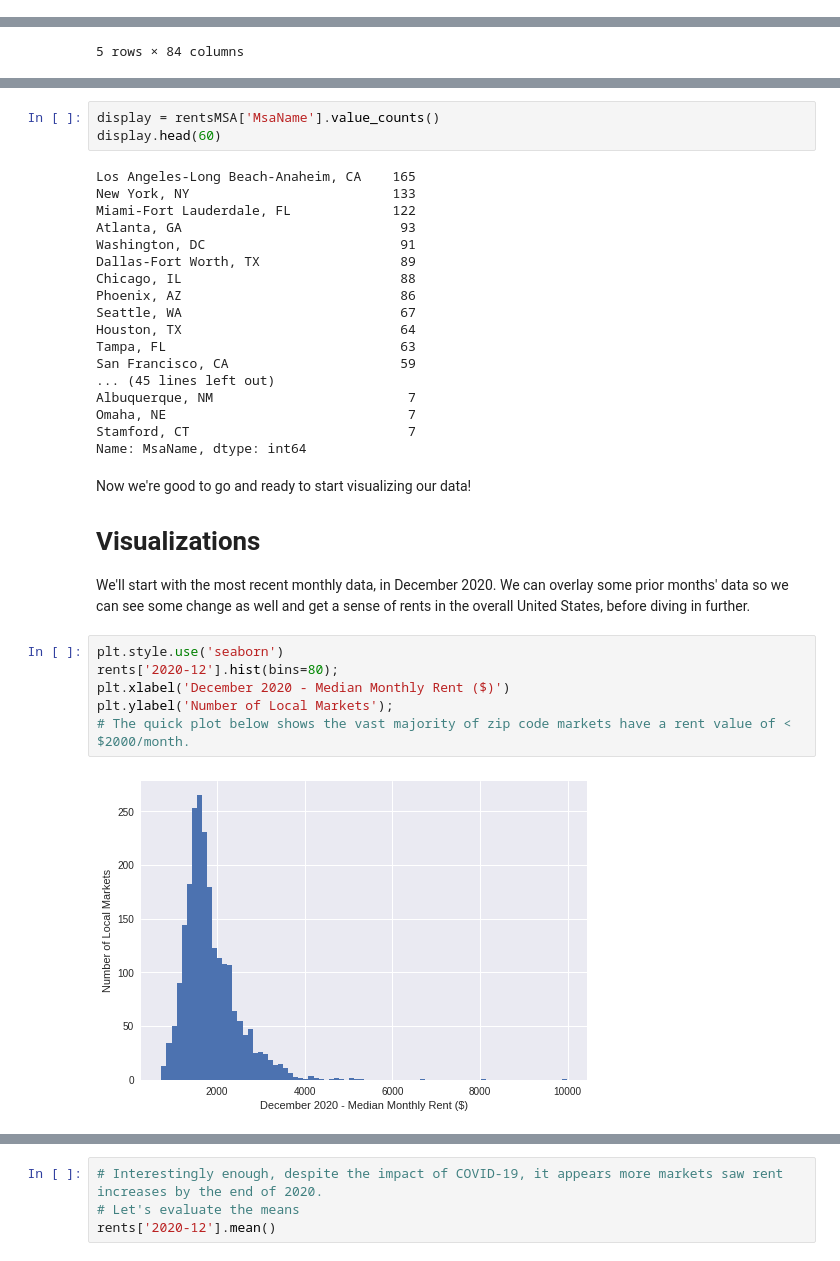
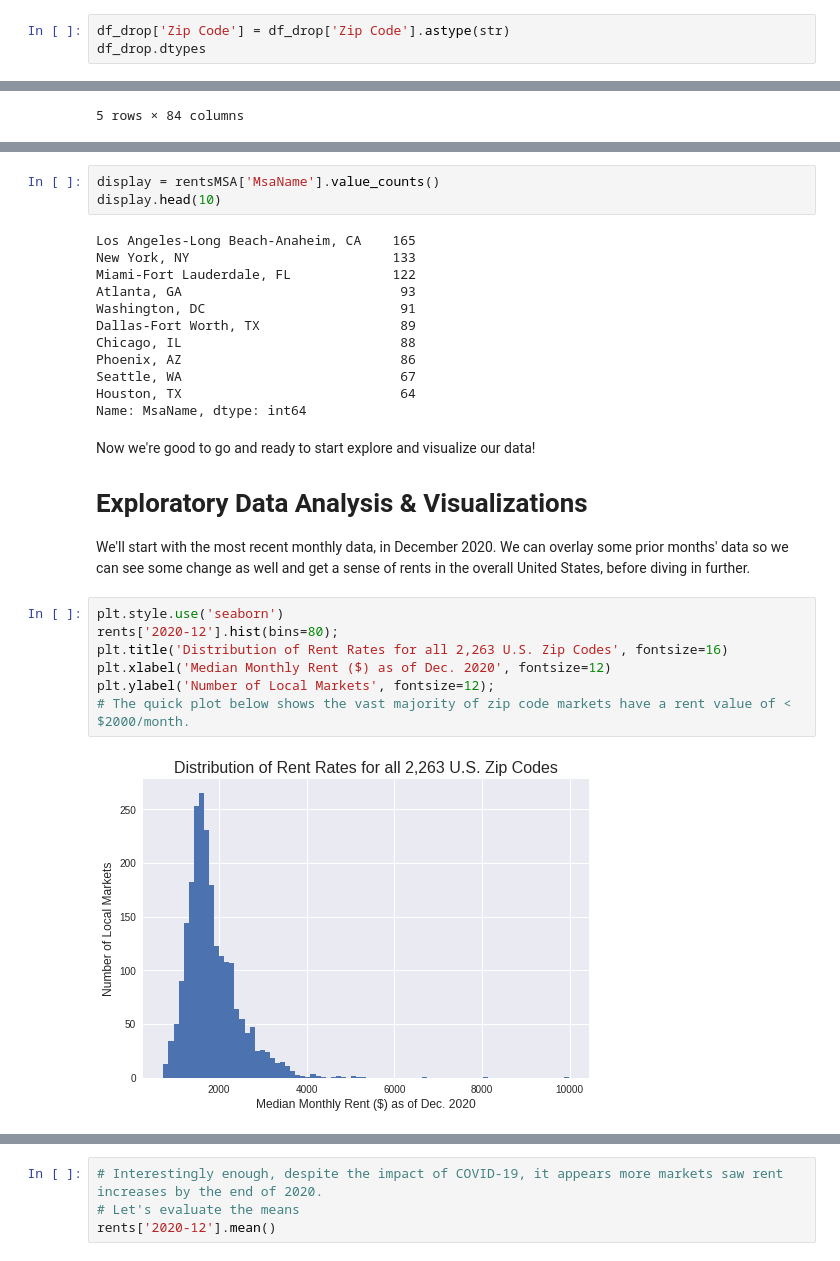
Before and after one commit to dcnarch/RentPricePredict, a Jupyter notebook: RentPricePredict.ipynb, the cells around one changed output, grey strips where cells are left out. Saved outputs shown, nothing was run; the diff lists cells and outputs as text.

```diff
--- a/RentPricePredict.ipynb
+++ b/RentPricePredict.ipynb
@@ -122,3 +107,6 @@ df_drop.head()
 5 rows × 86 columns
 # %% [markdown]
 We'll make the zip code the index column now.
+# %%
+df_drop['Zip Code'] = df_drop['Zip Code'].astype(str)
+df_drop.dtypes
@@ -319,7 +313,7 @@ dtypes: float64(84), object(1)
 memory usage: 1.6+ MB
 # %%
 display = rentsMSA['MsaName'].value_counts()
-display.head(60)
+display.head(10)
 # %% [output]
 Los Angeles-Long Beach-Anaheim, CA    165
 New York, NY                          133
@@ -331,27 +325,22 @@ Chicago, IL                            88
 Phoenix, AZ                            86
 Seattle, WA                            67
 Houston, TX                            64
-Tampa, FL                              63
-San Francisco, CA                      59
-... (45 lines left out)
-Albuquerque, NM                         7
-Omaha, NE                               7
-Stamford, CT                            7
 Name: MsaName, dtype: int64
 # %% [markdown]
-Now we're good to go and ready to start visualizing our data!
+Now we're good to go and ready to start explore and visualize our data!
 
-# Visualizations
+# Exploratory Data Analysis & Visualizations
 
 We'll start with the most recent monthly data, in December 2020.  We can overlay some prior months' data so we can see some change as well and get a sense of rents in the overall United States, before diving in further.
 # %%
 plt.style.use('seaborn')
 rents['2020-12'].hist(bins=80);
-plt.xlabel('December 2020 - Median Monthly Rent ($)')
-plt.ylabel('Number of Local Markets');
+plt.title('Distribution of Rent Rates for all 2,263 U.S. Zip Codes', fontsize=16)
+plt.xlabel('Median Monthly Rent ($) as of Dec. 2020', fontsize=12)
+plt.ylabel('Number of Local Markets', fontsize=12);
 # The quick plot below shows the vast majority of zip code markets have a rent value of < $2000/month.
 # %% [output]
-[figure, old version]
+[figure, new version]
 # %%
 # Let's look at an overlaid plot to see the difference over time, from end of the years 2014, 2017 and 2020
 sns.histplot(rents['2020-12'], color = 'navy', label = 'Dec 2020', bins = 80)
```
Also changed, not shown: parts of 104 cells of this notebook, 12 other files.
